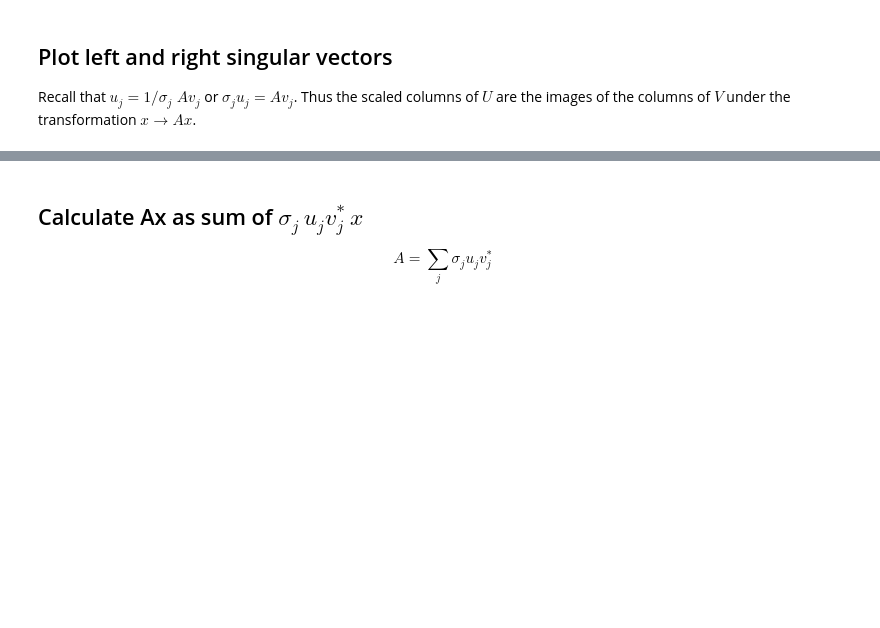
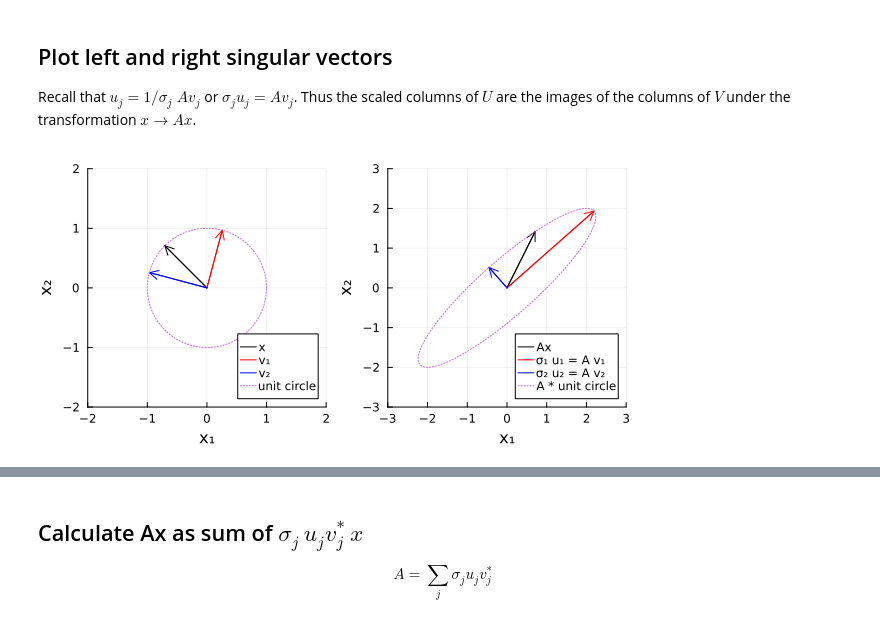
Before and after one commit to johnfgibson/iam961, a Jupyter notebook: notebooks/01-svddemo-transformation.ipynb, the cells around one changed output, grey strips where cells are left out. Drawn from its saved outputs; the diff is of its cells as text; code cells hidden in the pictures; blank space fills up the shorter version.

```diff
--- a/notebooks/01-svddemo-transformation.ipynb
+++ b/notebooks/01-svddemo-transformation.ipynb
@@ -22,7 +22,7 @@ using LinearAlgebra
 # define a few convenience plotting functions
 function plotvector!(x, clr="black", lbl="")
     plot!([0; x[1]], [0; x[2]], color=clr, arrow=:arrow, label=lbl)
-    plot!(xlabel=L"x_1", ylabel="x\_2")
+    plot!(xlabel="x₁", ylabel="x₂")
 end
 
 function plotvector(x, clr="black", lbl="")
@@ -85,20 +123,22 @@ the images of the columns of $V$ under the transformation $x \rightarrow Ax$.
 # %%
 # Left plot: columns of V with unit circle and x vector
 plotvector(x,"black", "x")
-plotvector!(V[:,1], "red", "v1")
-plotvector!(V[:,2], "blue", "v2")
+plotvector!(V[:,1], "red", "v₁")
+plotvector!(V[:,2], "blue", "v₂")
 plot!(xlim=(-2,2), ylim=(-2,2), aspect_ratio=1, legend=:bottomright)
 p1=plot!(C[1,:], C[2,:], linestyle=:dot,label="unit circle")
 
 # Right plot: columns of U scaled by σ with A times unit circle and A times x.
 # Note that the scaled columns of U are the principle axes of the ellipsoid.
 
 plotvector(Ax,"black", "Ax")
-plotvector!(σ[1]*U[:,1], "red", "s1 u1 = A v1")
-plotvector!(σ[2]*U[:,2], "blue", "s2 u2 = A v2")
+plotvector!(σ[1]*U[:,1], "red",  "σ₁ u₁ = A v₁")
+plotvector!(σ[2]*U[:,2], "blue", "σ₂ u₂ = A v₂")
 plot!(xlim=(-3,3), ylim=(-3,3), aspect_ratio=1, legend=:bottomright)
 p2 = plot!(AC[1,:], AC[2,:], linestyle=:dot,label="A * unit circle")
 
 plot(p1,p2, size=(600,300))
+# %% [output]
+[figure, added]
 # %%
 U
```
Also changed, not shown: parts of 22 cells of this notebook, 1 other file.
